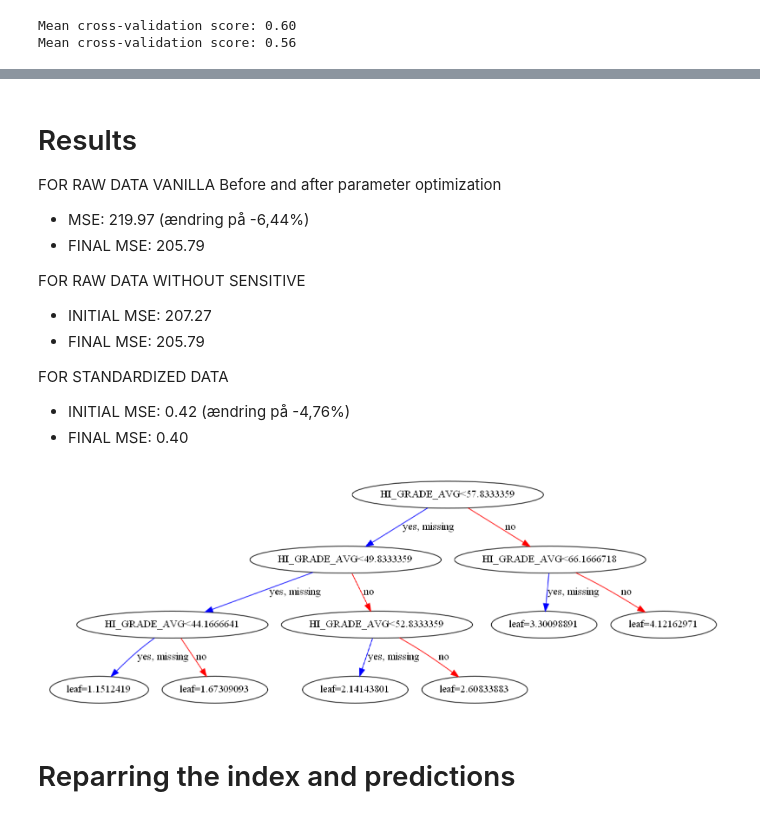
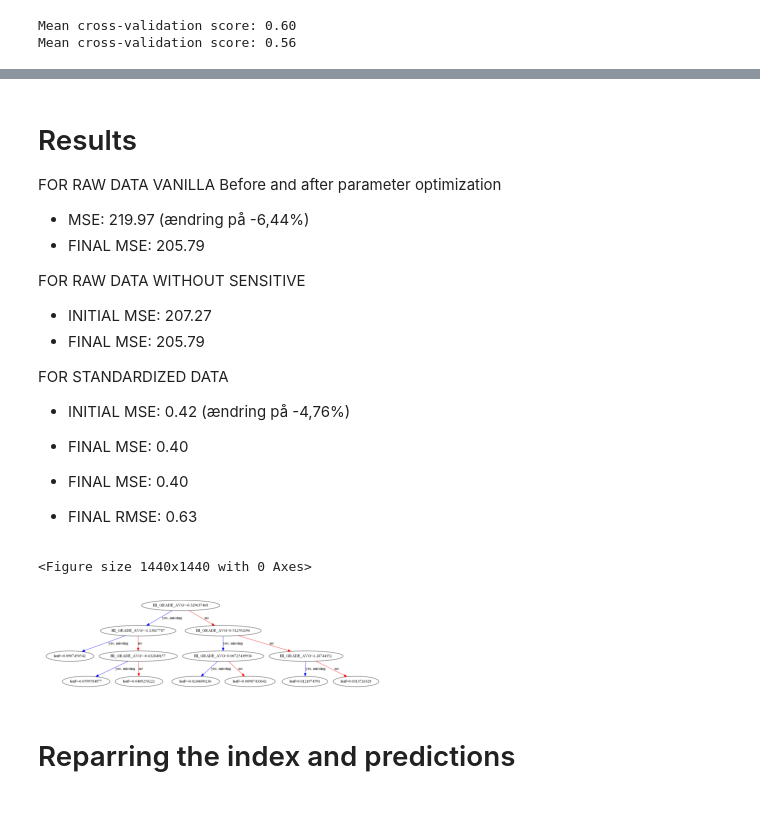
Before and after one commit to s183910/Bachelor_Gabi_Kat, a Jupyter notebook: src/Algoritmer/xgboost.ipynb, the cells around one changed output, grey strips where cells are left out. Saved outputs shown, nothing was run; the diff lists cells and outputs as text; code cells hidden in the pictures.

```diff
--- a/src/Algoritmer/xgboost.ipynb
+++ b/src/Algoritmer/xgboost.ipynb
@@ -242,17 +280,26 @@ FOR RAW DATA WITHOUT SENSITIVE
 FOR STANDARDIZED DATA
 - INITIAL MSE: 0.42  (ændring på -4,76%)
 - FINAL MSE: 0.40
+
+- FINAL MSE: 0.40
+- FINAL RMSE: 0.63
 # %%
 # plot decision tree
-from numpy import loadtxt
-from xgboost import XGBClassifier
+
 from xgboost import plot_tree
 import matplotlib.pyplot as plt
 
-plot_tree(final_model)
-plt.show()
+from matplotlib import pyplot as plt
+plt.figure(figsize=(20,20))
+
+
+
+plot_tree(final_model,fontsize=10)
+# plt.show()
+plt.savefig('tree_high_dpi', dpi=400)
 # %% [output]
+<Figure size 1440x1440 with 0 Axes>
-[figure, old version]
+[figure, new version]
 # %% [markdown]
 # Reparring the index and predictions
 # %%
```
Also changed, not shown: parts of 15 cells of this notebook, 14 other files.
